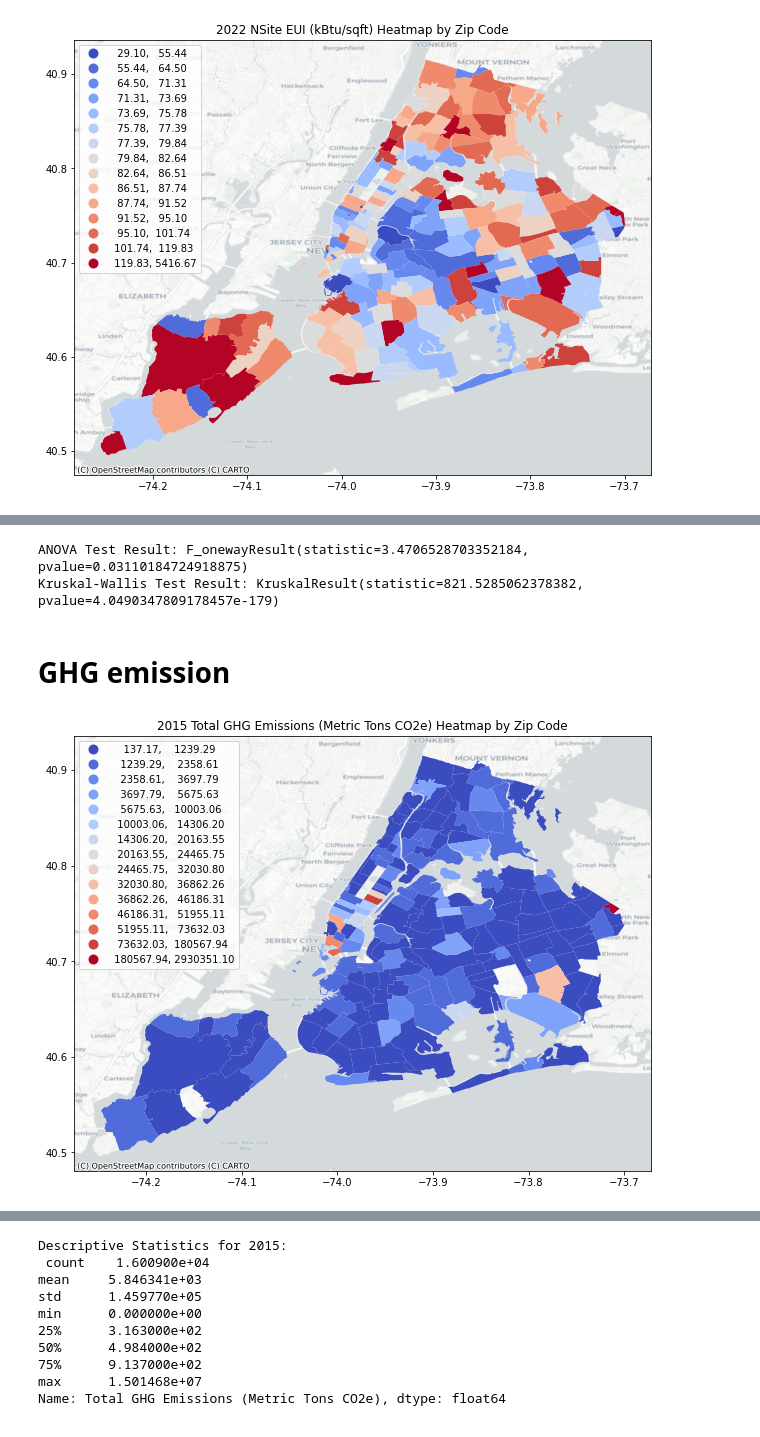
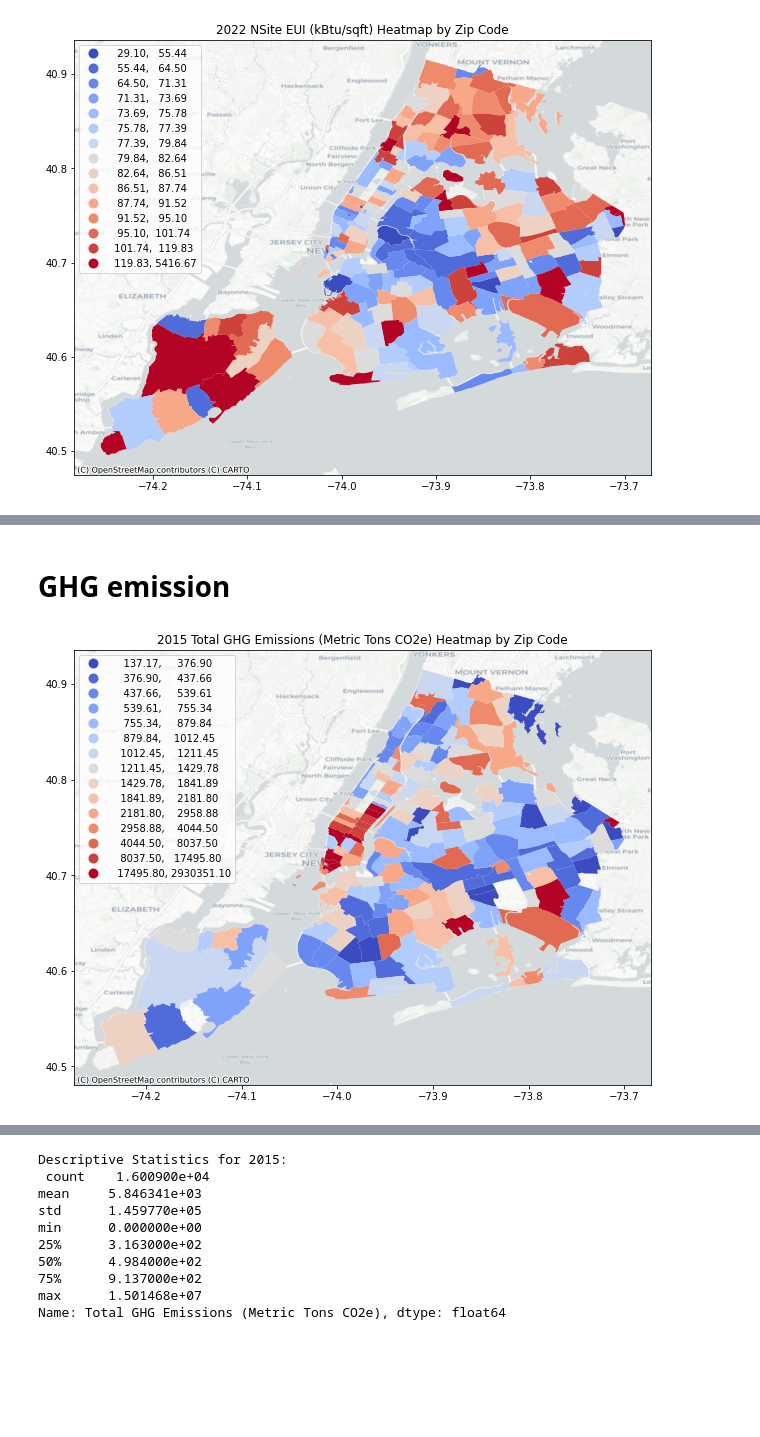
Before and after one commit to CharlesFeng0314/Datadive-2024, a Jupyter notebook: Data Dive_AQ_checkpoint2(after_regression).ipynb, the cells around one changed output, grey strips where cells are left out. Cells and saved outputs as stored; diff of their text form; code cells hidden in the pictures; blank space fills up the shorter version.

```diff
--- a/Data Dive_AQ_checkpoint2(after_regression).ipynb
+++ b/Data Dive_AQ_checkpoint2(after_regression).ipynb
@@ -518,9 +521,9 @@ import contextily as ctx
 nyc_zipcode_map = gpd.read_file('zip_code.geojson')
 
 
-ED2022_ESS = ED2022_ESS[ED2022['ENERGY STAR Score'] != 'Not Available']
+ED2022_ESS = ED2022[ED2022['ENERGY STAR Score'] != 'Not Available']
 ED2022_ESS['ENERGY STAR Score'] = pd.to_numeric(ED2022_ESS['ENERGY STAR Score'])
-postcode_avg = ED2019_ESS.groupby('Postcode').agg({'ENERGY STAR Score': 'mean'}).reset_index()
+postcode_avg = ED2022_ESS.groupby('Postcode').agg({'ENERGY STAR Score': 'mean'}).reset_index()
 
 merged_data = nyc_zipcode_map.merge(postcode_avg, left_on='ZIPCODE', right_on='Postcode')
 
@@ -720,14 +712,3 @@ Normality Test for 2022:
-# %%
-from scipy.stats import f_oneway, kruskal
-
-anova_result = f_oneway(ED2015_EUI['Site EUI (kBtu/sqft)'], ED2019_EUI['Site EUI (kBtu/sqft)'], ED2022_EUI['Site EUI (kBtu/sqft)'])
-print("ANOVA Test Result:", anova_result)
-
-kruskal_result = kruskal(ED2015_EUI['Site EUI (kBtu/sqft)'], ED2019_EUI['Site EUI (kBtu/sqft)'], ED2022_EUI['Site EUI (kBtu/sqft)'])
-print("Kruskal-Wallis Test Result:", kruskal_result)
-# %% [output]
-ANOVA Test Result: F_onewayResult(statistic=3.4706528703352184, pvalue=0.03110184724918875)
-Kruskal-Wallis Test Result: KruskalResult(statistic=821.5285062378382, pvalue=4.0490347809178457e-179)
 # %% [markdown]
 # GHG emission
 # %%
@@ -757,18 +738,18 @@ ED2015_GHG = ED2015_GHG[(ED2015_GHG['Total GHG Emissions (Metric Tons CO2e)'] >
 # %%
 ED2015_GHG = ED2015[ED2015['Total GHG Emissions (Metric Tons CO2e)'] != 'Not Available']
 ED2015_GHG['Total GHG Emissions (Metric Tons CO2e)'] = pd.to_numeric(ED2015_GHG['Total GHG Emissions (Metric Tons CO2e)'])
 
 postcode_avg_GHG = ED2015_GHG.groupby('Postcode').agg({'Total GHG Emissions (Metric Tons CO2e)': 'mean'}).reset_index()
 
 merged_data_GHG = nyc_zipcode_map.merge(postcode_avg_GHG, left_on='ZIPCODE', right_on='Postcode')
 
 fig, ax = plt.subplots(1, 1, figsize=(12, 8))
-merged_data_GHG.plot(column='Total GHG Emissions (Metric Tons CO2e)', ax=ax, legend=True, cmap='coolwarm', scheme='NaturalBreaks', k=15, legend_kwds={'loc': 'upper left'})
+merged_data_GHG.plot(column='Total GHG Emissions (Metric Tons CO2e)', ax=ax, legend=True, cmap='coolwarm', scheme='quantiles', k=15, legend_kwds={'loc': 'upper left'})
 ctx.add_basemap(ax, crs=merged_data_GHG.crs.to_string(), source=ctx.providers.CartoDB.Positron)
 ax.set_title('2015 Total GHG Emissions (Metric Tons CO2e) Heatmap by Zip Code')
 plt.show()
 # %% [output]
-[figure, old version]
+[figure, new version]
 # %%
 ED2019_GHG = ED2019[ED2019['Total GHG Emissions (Metric Tons CO2e)'] != 'Not Available']
 ED2019_GHG['Total GHG Emissions (Metric Tons CO2e)'] = pd.to_numeric(ED2019_GHG['Total GHG Emissions (Metric Tons CO2e)'])
```
Also changed, not shown: parts of 14 cells of this notebook.
